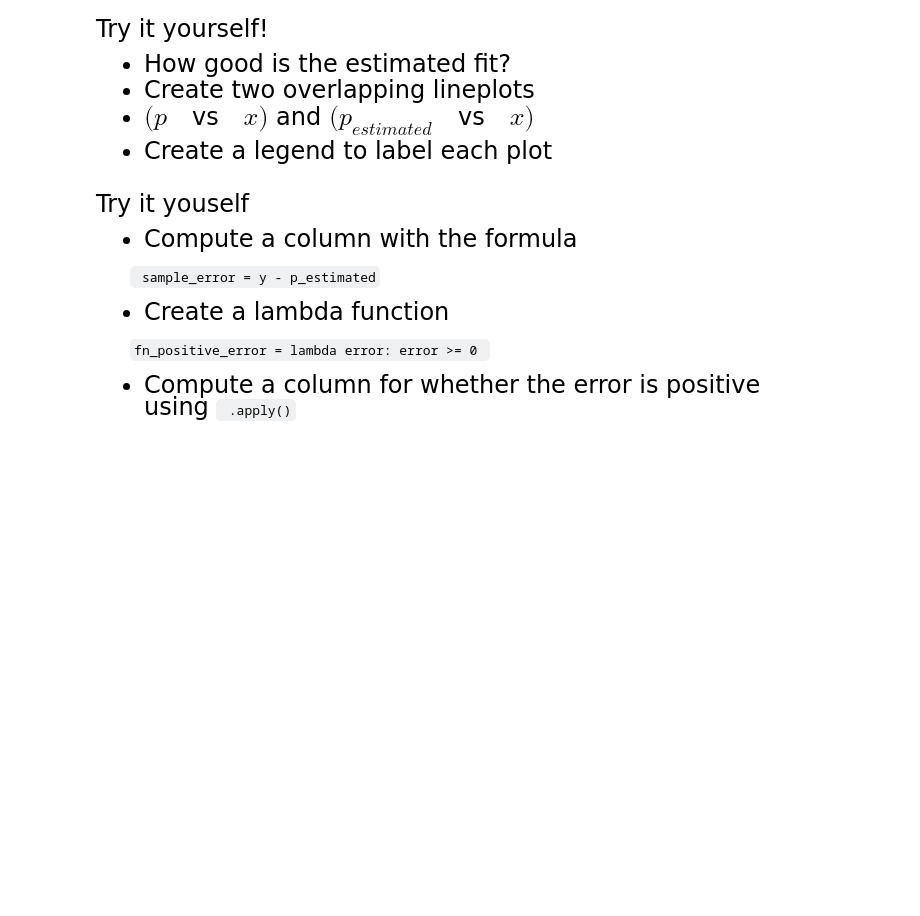
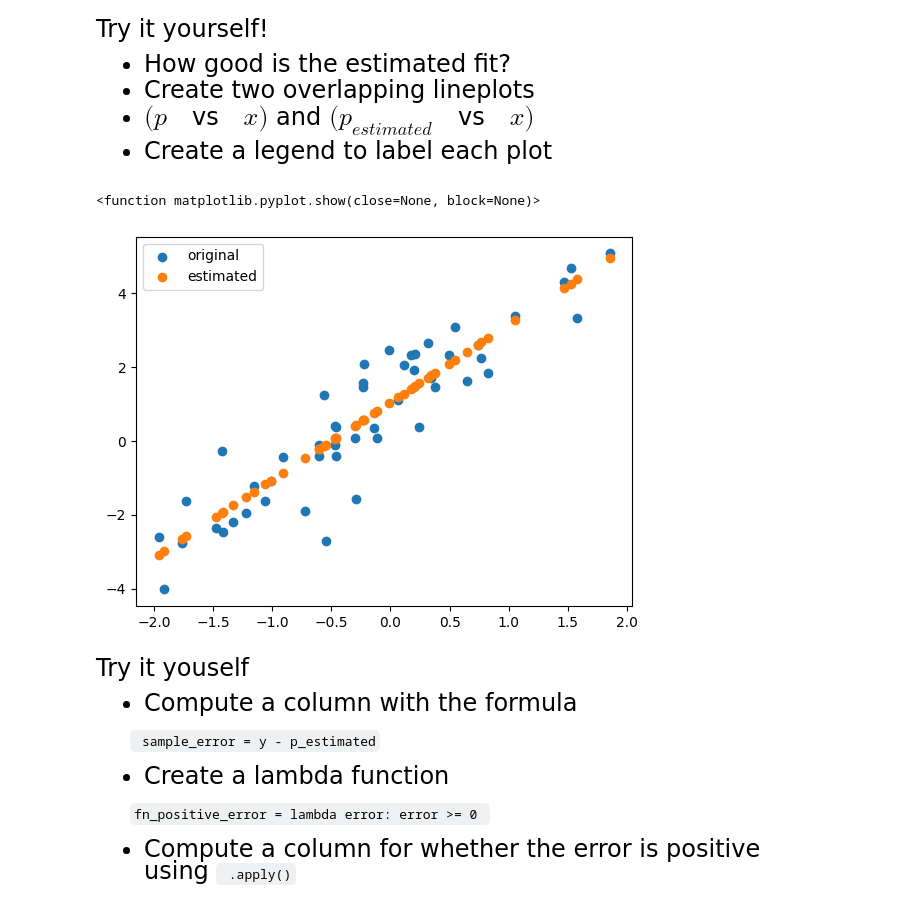
Before and after one commit to Bonnie855/qtm151spring2025, a Jupyter notebook: lecture_11/lecture_11 - Linear Regression.ipynb, the cells around one changed output. Drawn from its saved outputs; the diff is of its cells as text; code cells hidden in the pictures; blank space fills up the shorter version.

```diff
--- a/lecture_11/lecture_11 - Linear Regression.ipynb
+++ b/lecture_11/lecture_11 - Linear Regression.ipynb
@@ -241,3 +254,12 @@ Try it yourself!
+# %%
+# Write your own code
+plt.scatter(x=dataset["x"], y= dataset["y"])
+plt.scatter(x=dataset["x"],y=dataset["p_estimated"])
+plt.legend(labels=["original","estimated"])
+plt.show
+# %% [output]
+<function matplotlib.pyplot.show(close=None, block=None)>
+[figure, added]
 # %% [markdown]
 <font size = "5">
 
```
Also changed, not shown: parts of 7 cells of this notebook, 7 other files.
